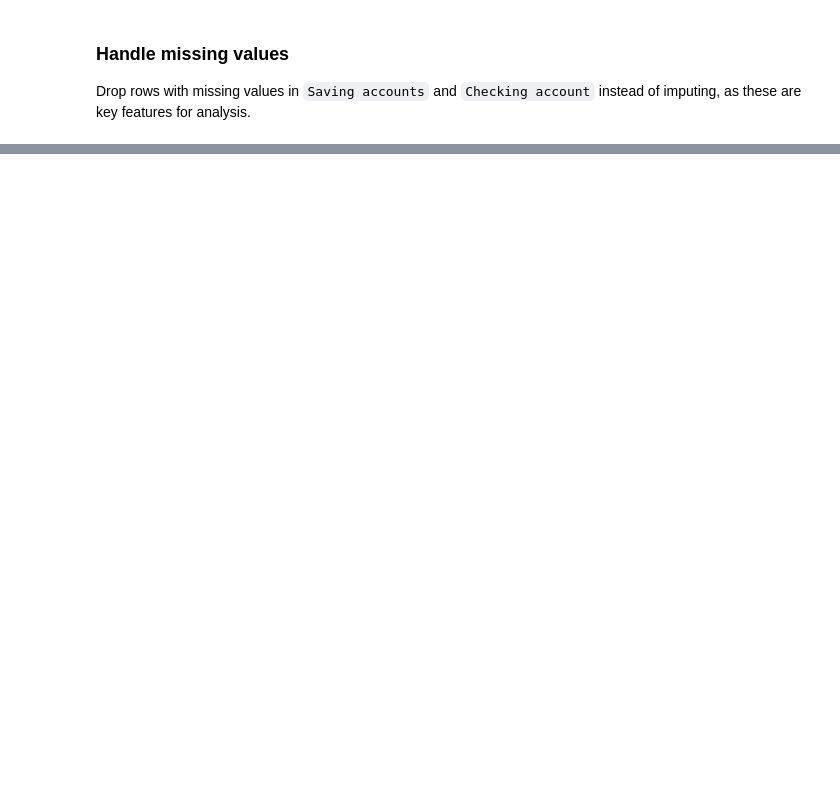
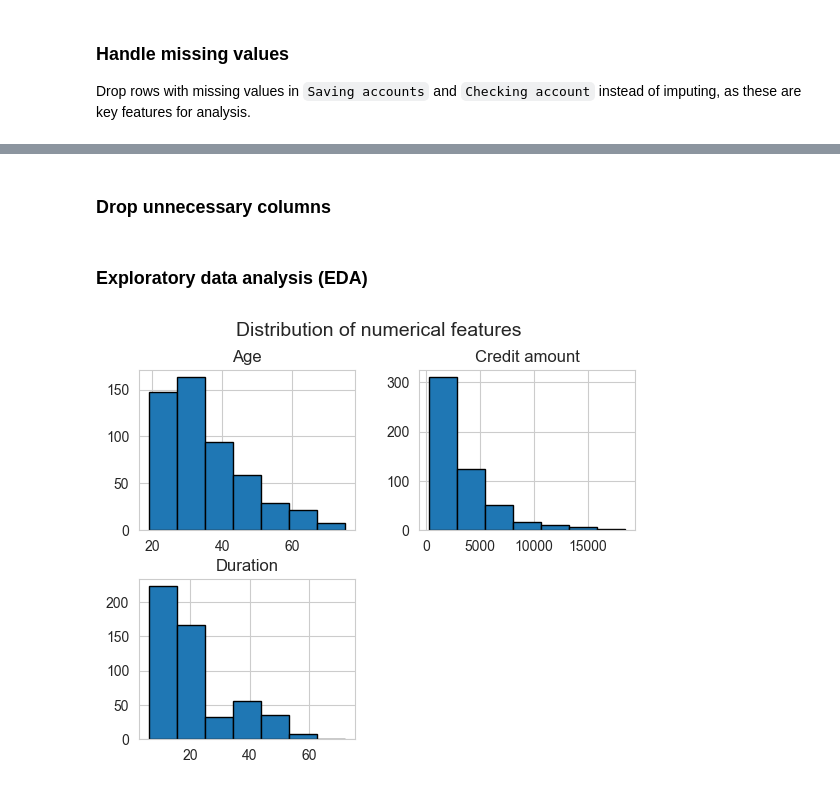
Before and after one commit to SundeepChaluvadi/Credit-Risk-Modeling, a Jupyter notebook: analysis_model.ipynb, the cells around one changed output, grey strips where cells are left out. Saved outputs shown, nothing was run; the diff lists cells and outputs as text; code cells hidden in the pictures; blank space fills up the shorter version.

```diff
--- a/analysis_model.ipynb
+++ b/analysis_model.ipynb
@@ -92,0 +123,2 @@ Drop rows with missing values in `Saving accounts` and `Checking account` instea
+# %%
+df_credit_risk = df_credit_risk.dropna().reset_index(drop=True)
@@ -92,0 +141,12 @@ Drop rows with missing values in `Saving accounts` and `Checking account` instea
+# %% [markdown]
+### Drop unnecessary columns
+# %%
+df_credit_risk.drop(columns = 'Unnamed: 0', inplace = True)
+# %% [markdown]
+### Exploratory data analysis (EDA)
+# %%
+df_credit_risk[["Age", "Credit amount", "Duration"]].hist(bins = 7, edgecolor = "black")
+plt.suptitle("Distribution of numerical features", fontsize = 14)
+plt.show()
+# %% [output]
+[figure, added]
```
Also changed, not shown: parts of 69 cells of this notebook, 7 other files.
